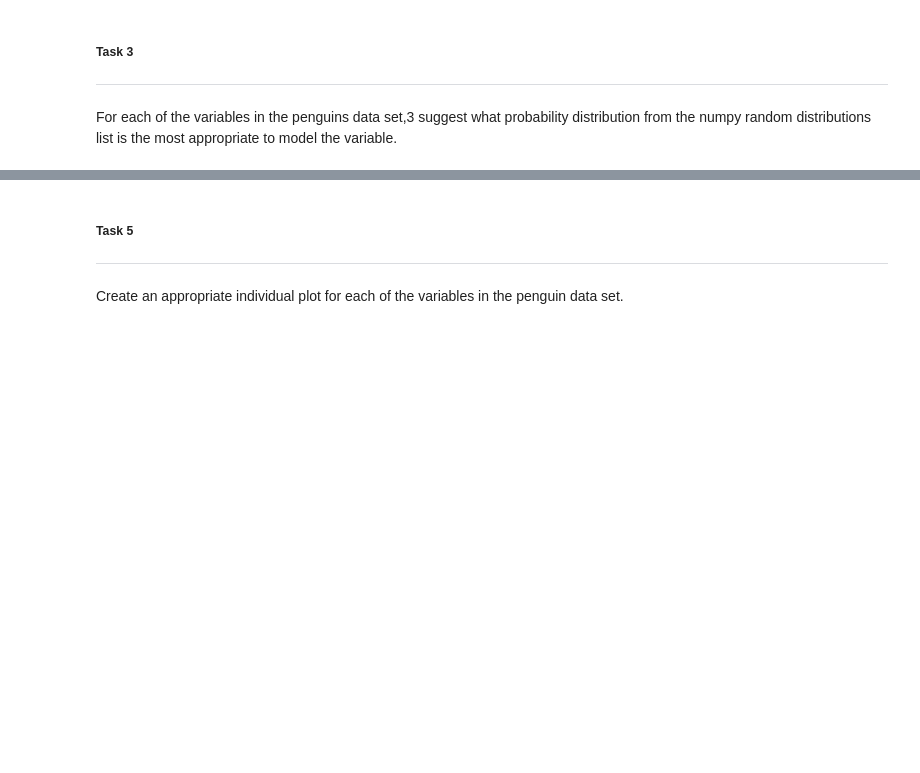
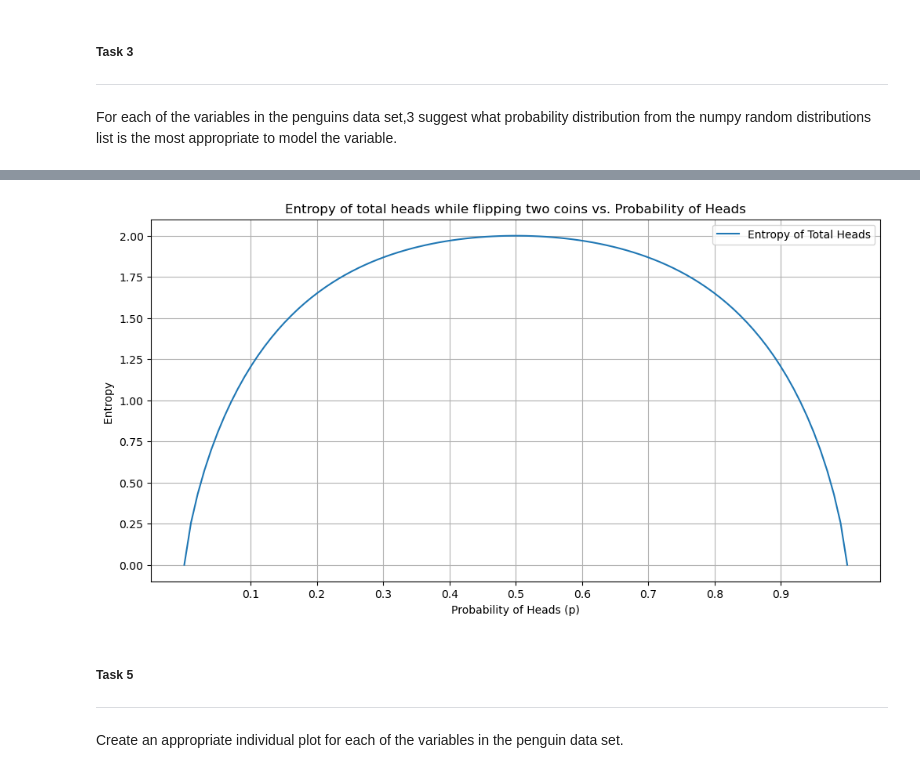
Before and after one commit to shanekeenan/fundamentals_of_data_analysis, a Jupyter notebook: tasks.ipynb, the cells around one changed output, grey strips where cells are left out. Cells and saved outputs as stored; diff of their text form; code cells hidden in the pictures; blank space fills up the shorter version.

```diff
--- a/tasks.ipynb
+++ b/tasks.ipynb
@@ -282,3 +294,29 @@ p.
+# %%
+def H(p):
+  #                 HH                                 HT                                    TH                                TT
+  return -((p**2) * np.log2(p**2)   +    (2*p*(1-p)* np.log2(2*p*(1-p)))   +   (2*p*(1-p)* np.log2(2*p*(1-p))) +  (1-p)**2 * np.log2((1-p)**2))
+# %%
+
+# Create a plot.
+fig, ax = plt.subplots(figsize=(12,6))
+
+# p is a probability.
+p = np.linspace(0.00000001, 0.99999999, 100)
+
+
+ax.plot(p,H(p), label='Entropy of Total Heads')
+
+# Plotting
+
+plt.xlabel('Probability of Heads (p)')
+plt.ylabel('Entropy ')
+plt.title('Entropy of total heads while flipping two coins vs. Probability of Heads')
+plt.legend()
+plt.xticks([0.1, 0.2, 0.3, 0.4, 0.5, 0.6, 0.7, 0.8, 0.9])
+plt.grid(True)
+plt.show()
+# %% [output]
+[figure, added]
 # %% [markdown]
 ##### Task 5
 ***
```
Also changed, not shown: parts of 9 cells of this notebook, 1 other file.
